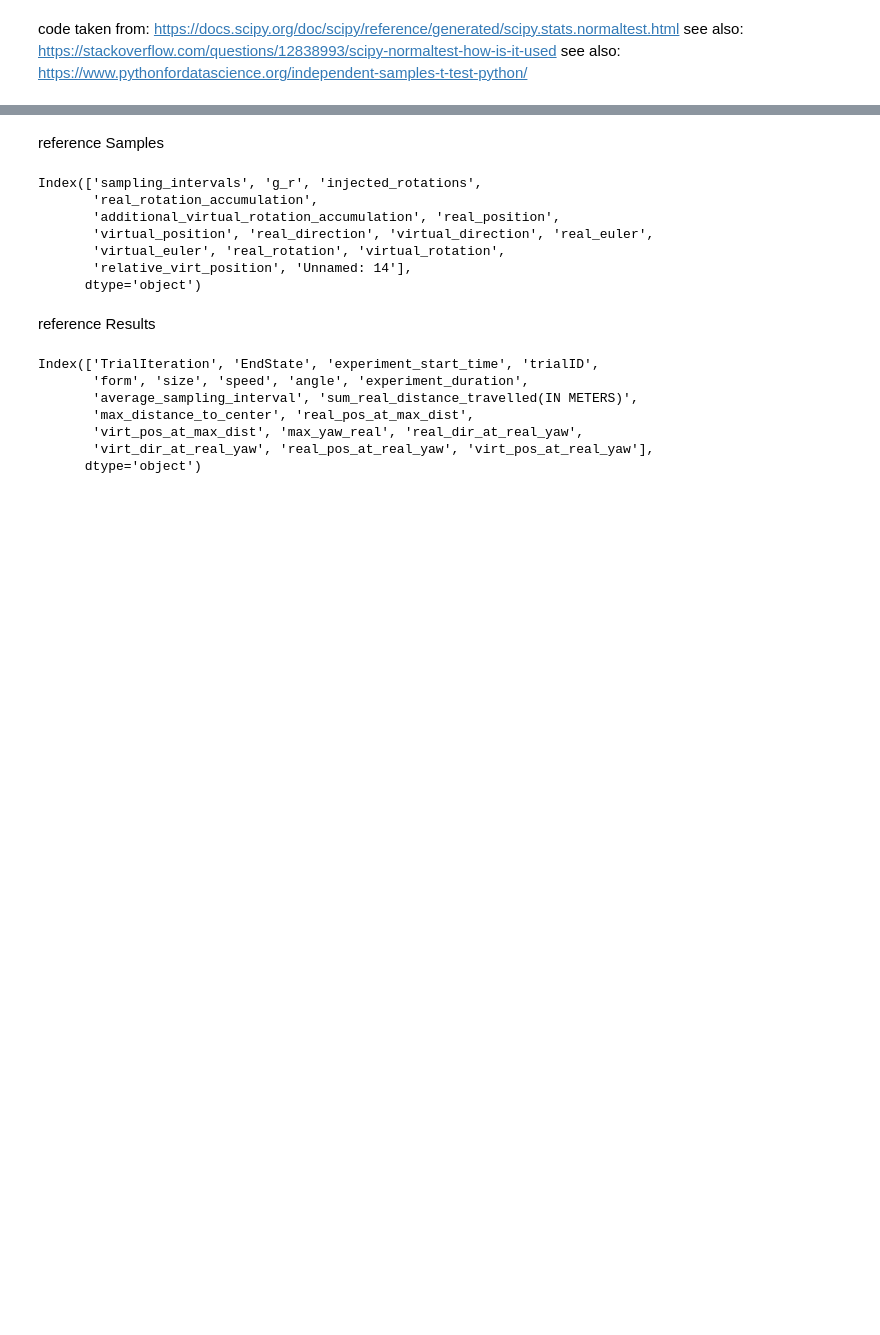
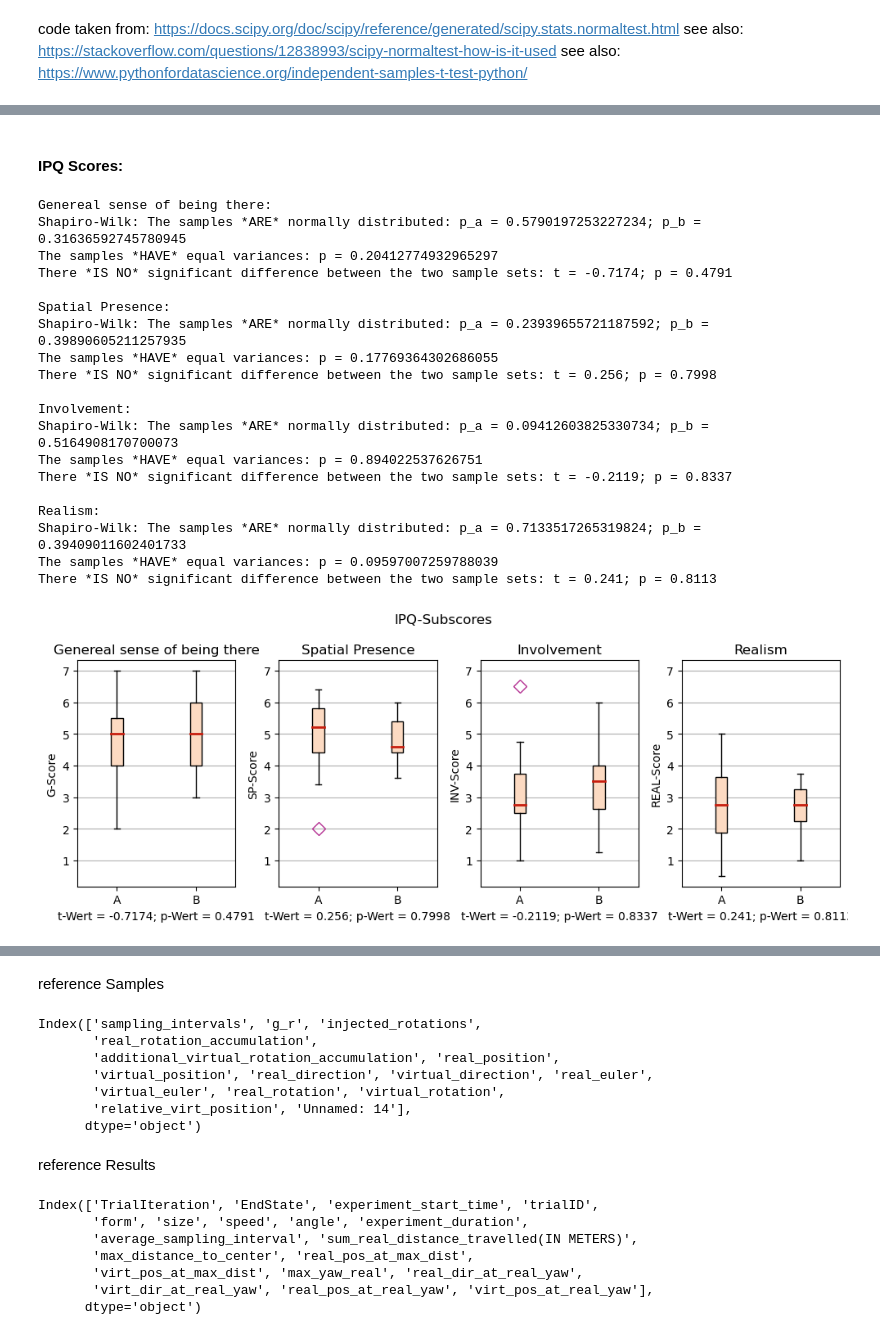
Before and after one commit to Knerten0815/VR_Dodge_Study, a Jupyter notebook: Data-Visualization/Jupyter Notebooks/How to load your data into python.ipynb, the cells around one changed output, grey strips where cells are left out. Drawn from its saved outputs; the diff is of its cells as text; code cells hidden in the pictures; blank space fills up the shorter version.

```diff
--- a/Data-Visualization/Jupyter Notebooks/How to load your data into python.ipynb
+++ b/Data-Visualization/Jupyter Notebooks/How to load your data into python.ipynb
@@ -590,0 +734,79 @@ def subboxplot(ax: plt.Axes, values, value_names=['A', 'B'], title:str ='', xlab
+# %% [markdown]
+#### IPQ Scores:
+# %%
+a_g, a_sp, a_inv, a_real = [], [], [], []
+b_g, b_sp, b_inv, b_real = [], [], [], []
+count_a, count_b = 0, 0
+
+for key in questionnaire_dict:
+    user_answers = questionnaire_dict[key]
+    # calculate mean of each sub-score and invert SP2, INV3 and REAL1
+    sp = (user_answers['SP1'] + (-1 * user_answers['SP2'] + 6) + user_answers['SP3'] + user_answers['SP4'] + user_answers['SP5']) / 5
+    inv = (user_answers['INV1'] + user_answers['INV2'] + (-1 * user_answers['INV3'] + 6) + user_answers['INV4']) / 4
+    real = ((-1 * user_answers['REAL1'] + 6) + user_answers['REAL2'] + user_answers['REAL3'] + user_answers['REAL4']) / 4
+
+    questionnaire_dict[key]['SP-Score'] = sp
+    questionnaire_dict[key]['INV-Score'] = inv
+    questionnaire_dict[key]['REAL-Score'] = real
+
+    # sum up scores of all keys containing A and B
+    if 'A' in key:
+        a_g.append(questionnaire_dict[key]['G1'])
+        a_sp.append(sp)
+        a_inv.append(inv)
+        a_real.append(real)
+    elif 'B' in key:
+        b_g.append( questionnaire_dict[key]['G1'])
+        b_sp.append(sp)
+        b_inv.append(inv)
+        b_real.append(real)
+
+print('Genereal sense of being there:')
+_, p_g, t_g, g_method = independent_test(a_g, b_g, print_results=True)
+print()
+print('Spatial Presence:')
+_, p_sp, t_sp, sp_method = independent_test(a_sp, b_sp, print_results=True)
+print()
+print('Involvement:')
+_, p_inv, t_inv, inv_method = independent_test(a_inv, b_inv, print_results=True)
+print()
+print('Realism:')
+_, p_real, t_real, real_method = independent_test(a_real, b_real, print_results=True)
+
+def plots_in_a_row():
+    fig, axs = plt.subplots(1, 4, figsize=(10, 4))
+    subboxplot(axs[0], [a_g, b_g], title='Genereal sense of being there', ylabel='G-Score', xlabel=f'{g_method} = {t_g.round(4)}; p-Wert = {p_g.round(4)}')
+    subboxplot(axs[1],[a_sp, b_sp], title='Spatial Presence', ylabel='SP-Score', xlabel=f'{sp_method} = {t_sp.round(4)}; p-Wert = {p_sp.round(4)}')
+    subboxplot(axs[2],[a_inv, b_inv], title='Involvement', ylabel='INV-Score', xlabel=f'{inv_method} = {t_inv.round(4)}; p-Wert = {p_inv.round(4)}')
+    subboxplot(axs[3],[a_real, b_real], title='Realism', ylabel='REAL-Score', xlabel=f'{real_method} = {t_real.round(4)}; p-Wert = {p_real.round(4)}')
+    axs[1].sharey(axs[0])
+    axs[2].sharey(axs[0])
+    axs[3].sharey(axs[0])
+
+    fig.suptitle('IPQ-Subscores')
+    fig.tight_layout()
+
+    plt.show()
+
+plots_in_a_row()
+# %% [output]
+Genereal sense of being there:
+Shapiro-Wilk: The samples *ARE* normally distributed: p_a = 0.5790197253227234; p_b = 0.31636592745780945
+The samples *HAVE* equal variances: p = 0.20412774932965297
+There *IS NO* significant difference between the two sample sets: t = -0.7174; p = 0.4791
+
+Spatial Presence:
+Shapiro-Wilk: The samples *ARE* normally distributed: p_a = 0.23939655721187592; p_b = 0.39890605211257935
+The samples *HAVE* equal variances: p = 0.17769364302686055
+There *IS NO* significant difference between the two sample sets: t = 0.256; p = 0.7998
+
+Involvement:
+Shapiro-Wilk: The samples *ARE* normally distributed: p_a = 0.09412603825330734; p_b = 0.5164908170700073
+The samples *HAVE* equal variances: p = 0.894022537626751
+There *IS NO* significant difference between the two sample sets: t = -0.2119; p = 0.8337
+
+Realism:
+Shapiro-Wilk: The samples *ARE* normally distributed: p_a = 0.7133517265319824; p_b = 0.39409011602401733
+The samples *HAVE* equal variances: p = 0.09597007259788039
+There *IS NO* significant difference between the two sample sets: t = 0.241; p = 0.8113
+[figure, new version]
```
Also changed, not shown: parts of 76 cells of this notebook.
